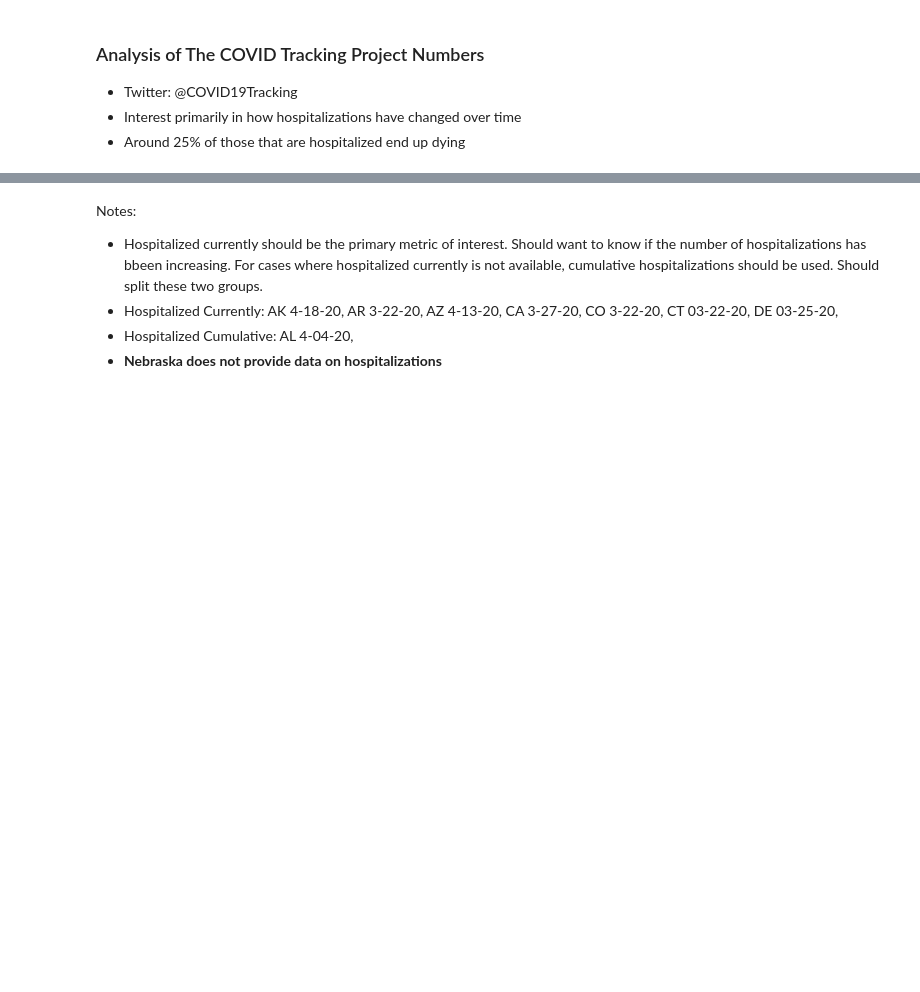
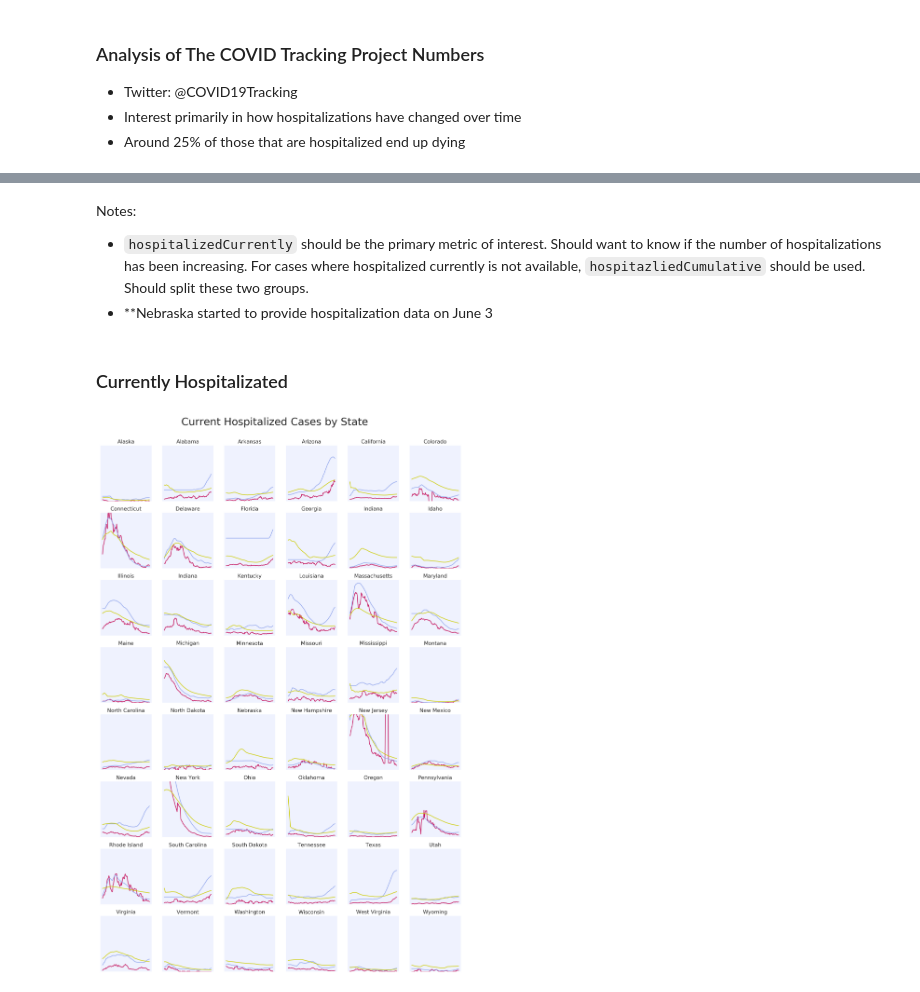
Before and after one commit to jdemeo/SARS-CoV-2, a Jupyter notebook: notebooks/hospitalization_numbers.ipynb, the cells around one changed output, grey strips where cells are left out. Saved outputs shown, nothing was run; the diff lists cells and outputs as text; code cells hidden in the pictures; blank space fills up the shorter version.

```diff
--- a/notebooks/hospitalization_numbers.ipynb
+++ b/notebooks/hospitalization_numbers.ipynb
@@ -56,7 +59,5 @@ data.head()
 # %% [markdown]
 Notes:
-- Hospitalized currently should be the primary metric of interest. Should want to know if the number of hospitalizations has bbeen increasing. For cases where hospitalized currently is not available, cumulative hospitalizations should be used. Should split these two groups.
-- Hospitalized Currently: AK 4-18-20, AR 3-22-20, AZ 4-13-20, CA 3-27-20, CO 3-22-20, CT 03-22-20, DE 03-25-20,
-- Hospitalized Cumulative: AL 4-04-20,
-- **Nebraska does not provide data on hospitalizations**
+- `hospitalizedCurrently` should be the primary metric of interest. Should want to know if the number of hospitalizations has been increasing. For cases where hospitalized currently is not available, `hospitazliedCumulative` should be used. Should split these two groups.
+- **Nebraska started to provide hospitalization data on June 3
 # %%
@@ -72,0 +76,2 @@ hosp_cum_states = ['AL', 'FL', 'GA', 'HI', 'ID', 'KS', 'NE', 'SC', 'TN']
+# %% [markdown]
+### Currently Hospitalizated
@@ -72,0 +92,46 @@ hosp_cum_states = ['AL', 'FL', 'GA', 'HI', 'ID', 'KS', 'NE', 'SC', 'TN']
+# %%
+def dual_axes_plot(df, feature1, feature2, feature3):
+
+    # Get all states and dates
+    states = df['state'].unique()
+    dates = df['date'].unique()
+
+    fig, axes = plt.subplots(nrows=8, ncols=6, figsize=(20,30), dpi=200)
+    fig.suptitle('Current Hospitalized Cases by State', fontsize=32, y=0.92)
+
+    for index, ax in enumerate(axes.flatten()):
+
+        # Isolate state
+        state = states[index]
+        state_name = state_conversion[state]
+        state_df = df[df['state'] == state]
+
+        # Plot parameters
+        ax.set_title(state_name, fontsize=16)
+        ax.set_facecolor('#EFF2FE')
+        ax.xaxis.grid(False)
+
+        # Plot: dual axes line plot; ;)
+        ax.plot(dates, state_df[feature1], c='#C20051', alpha=0.9, linewidth=2.0)
+        ax2 = ax.twinx()
+        ax2.plot(dates, state_df[feature2], c='#90A5ED', alpha=0.9, linewidth=2.0)
+        ax3 = ax2.twinx()
+        ax3.plot(dates, state_df[feature3], c='#cccc00', alpha=0.9, linewidth=2.0)
+
+        # Set y-axis limits
+        ax.set_ylim(0, 30)
+        ax2.set_ylim(0, 600)
+        ax3.set_ylim(0, 0.48)
+
+        # Remove tick notation
+        ax.get_xaxis().set_visible(False)
+        ax.get_yaxis().set_visible(False)
+        ax2.get_yaxis().set_visible(False)
+        ax3.get_yaxis().set_visible(False)
+
+    plt.savefig('../images/hosp_deaths_pos.png', dpi=200, bbox_inches='tight')
+    plt.show()
+
+dual_axes_plot(temp, 'deaths_rolling_mean', 'hospitalizations_rolling_mean', 'pr_rolling_mean')
+# %% [output]
+[figure, added]
```
Also changed, not shown: parts of 18 cells of this notebook.
